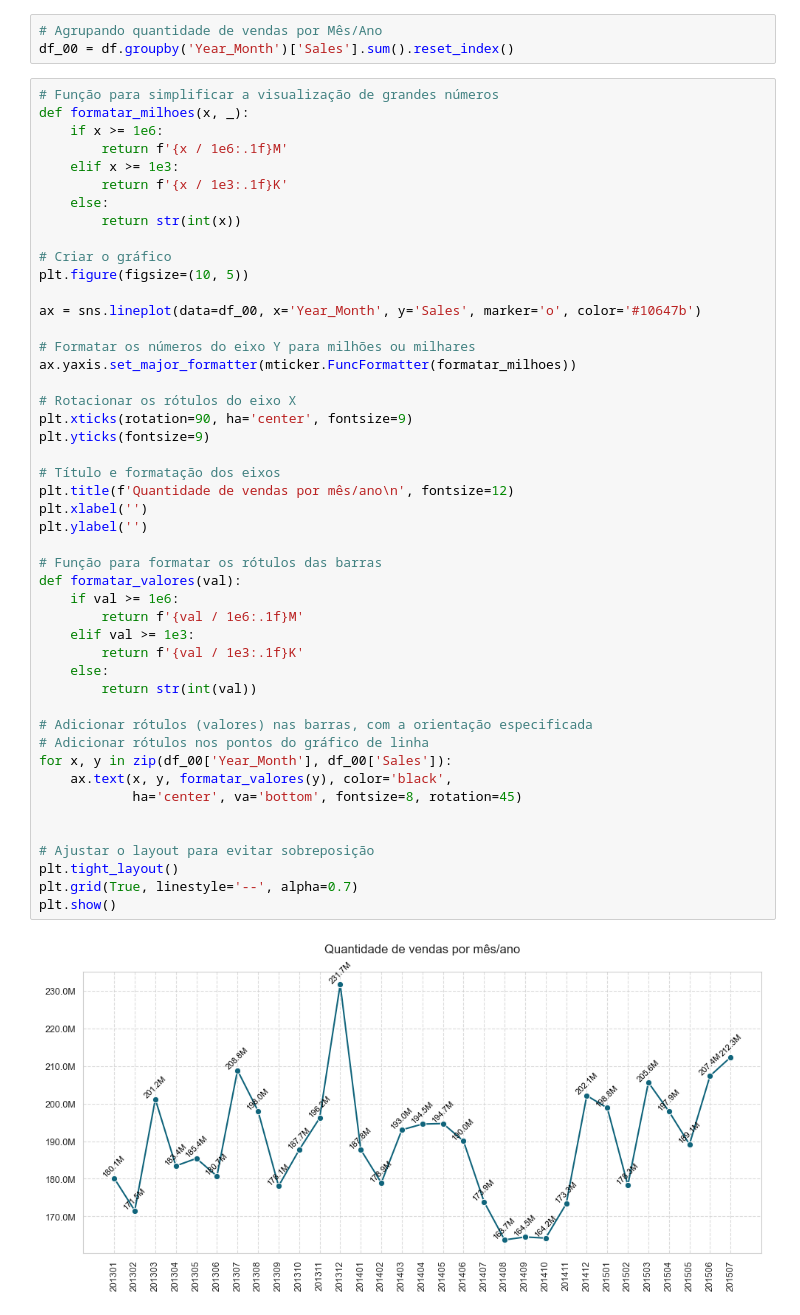
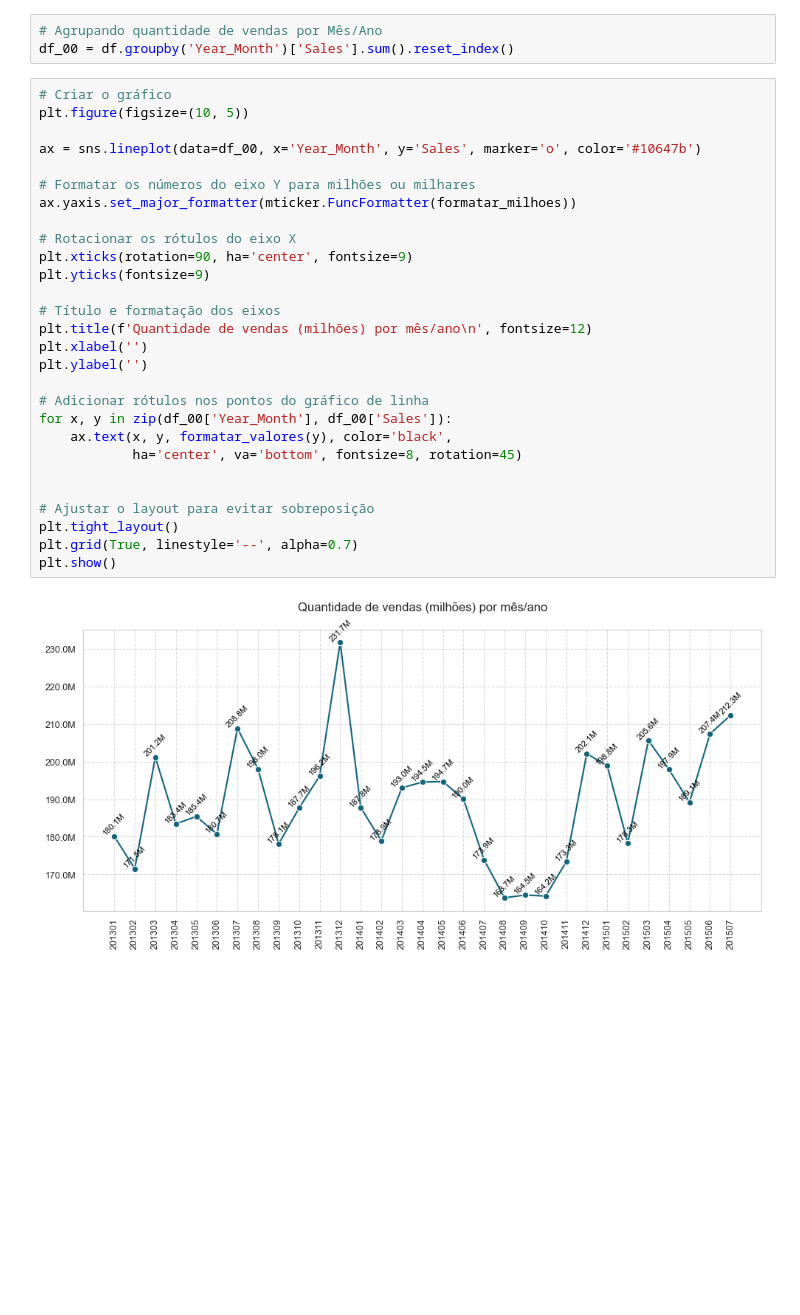
Before and after one commit to emso-exe/Previsao_de_demandas_de_drogarias, a Jupyter notebook: 000_analise_exploratoria.ipynb, the cells around one changed output. Drawn from its saved outputs; the diff is of its cells as text; blank space fills up the shorter version.

```diff
--- a/000_analise_exploratoria.ipynb
+++ b/000_analise_exploratoria.ipynb
@@ -181,51 +199,32 @@ df['Year_Month'] = df['Date'].dt.strftime('%Y%m')
 # Agrupando quantidade de vendas por Mês/Ano
 df_00 = df.groupby('Year_Month')['Sales'].sum().reset_index()
 # %%
-# Função para simplificar a visualização de grandes números
-def formatar_milhoes(x, _):
-    if x >= 1e6:
-        return f'{x / 1e6:.1f}M'
-    elif x >= 1e3:
-        return f'{x / 1e3:.1f}K'
-    else:
-        return str(int(x))
-
 # Criar o gráfico
 plt.figure(figsize=(10, 5))
 
 ax = sns.lineplot(data=df_00, x='Year_Month', y='Sales', marker='o', color='#10647b')
 
 # Formatar os números do eixo Y para milhões ou milhares
 ax.yaxis.set_major_formatter(mticker.FuncFormatter(formatar_milhoes))
 
 # Rotacionar os rótulos do eixo X
 plt.xticks(rotation=90, ha='center', fontsize=9)
 plt.yticks(fontsize=9)
 
 # Título e formatação dos eixos
-plt.title(f'Quantidade de vendas por mês/ano\n', fontsize=12)
+plt.title(f'Quantidade de vendas (milhões) por mês/ano\n', fontsize=12)
 plt.xlabel('')
 plt.ylabel('')
 
-# Função para formatar os rótulos das barras
-def formatar_valores(val):
-    if val >= 1e6:
-        return f'{val / 1e6:.1f}M'
-    elif val >= 1e3:
-        return f'{val / 1e3:.1f}K'
-    else:
-        return str(int(val))
-
-# Adicionar rótulos (valores) nas barras, com a orientação especificada
 # Adicionar rótulos nos pontos do gráfico de linha
 for x, y in zip(df_00['Year_Month'], df_00['Sales']):
     ax.text(x, y, formatar_valores(y), color='black',
             ha='center', va='bottom', fontsize=8, rotation=45)
 
 
 # Ajustar o layout para evitar sobreposição
 plt.tight_layout()
 plt.grid(True, linestyle='--', alpha=0.7)
 plt.show()
 # %% [output]
-[figure, old version]
+[figure, new version]
```
Also changed, not shown: parts of 9 cells of this notebook.
